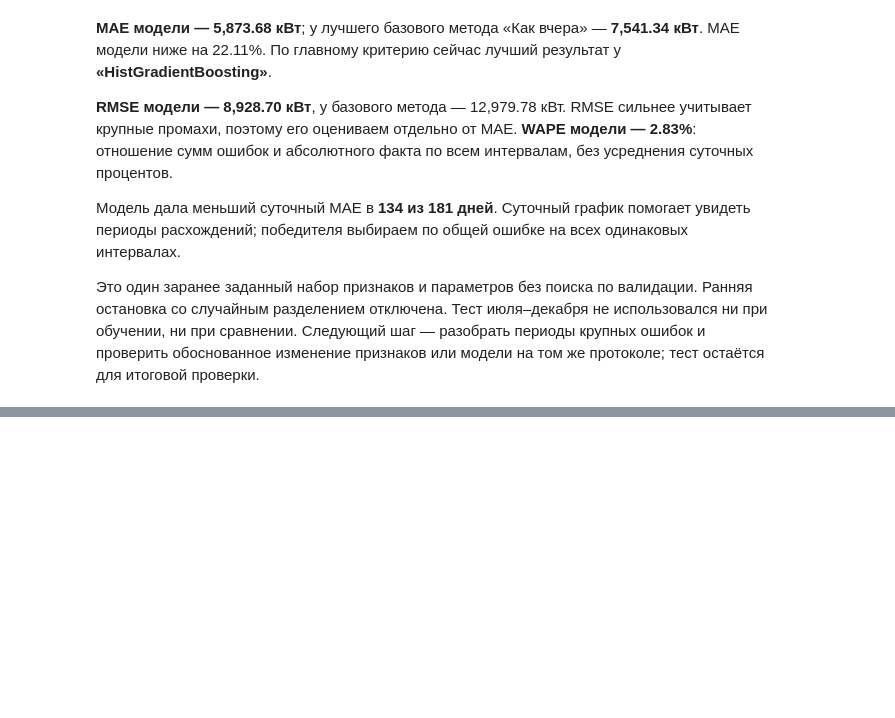
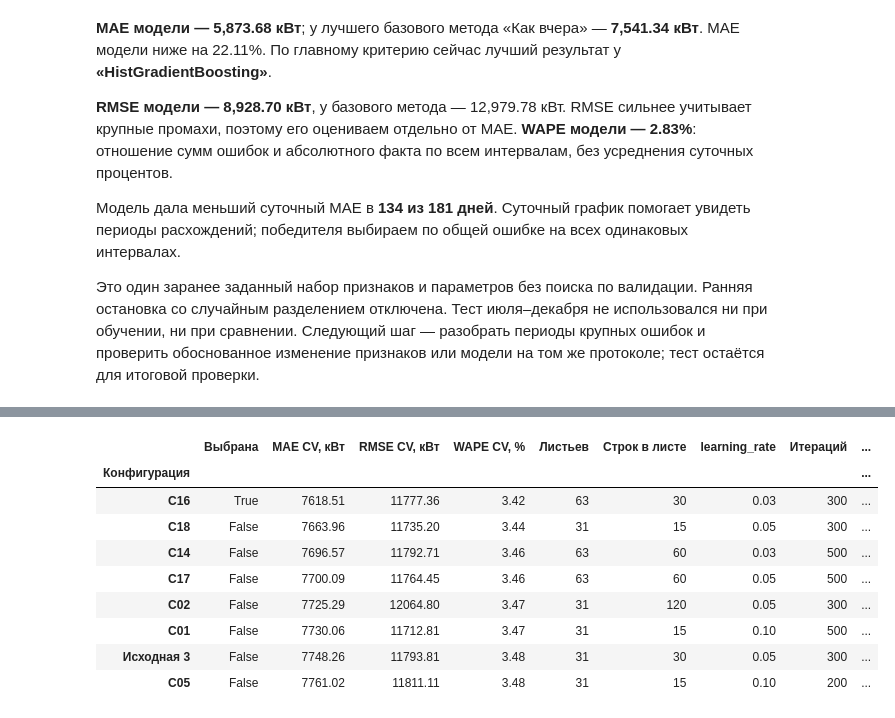
Before and after one commit to vladmaksurov-ai/ElectricityLoad, a Jupyter notebook: notebooks/ML_ElectricityLoad.ipynb, the cells around one changed output, grey strips where cells are left out. Saved outputs shown, nothing was run; the diff lists cells and outputs as text; code cells hidden in the pictures; blank space fills up the shorter version.

```diff
--- a/notebooks/ML_ElectricityLoad.ipynb
+++ b/notebooks/ML_ElectricityLoad.ipynb
@@ -423,0 +499,13 @@ display(Markdown(format_boosting_conclusions(experiment3)))
+# %%
+display(get_tuning_leaderboard(search3_1))
+# %% [output]
+|  | Выбрана | MAE CV, кВт | RMSE CV, кВт | WAPE CV, % | Листьев | Строк в листе | learning_rate | Итераций | ... |
+| Конфигурация |  |  |  |  |  |  |  |  | ... |
+| C16 | True | 7618.51 | 11777.36 | 3.42 | 63 | 30 | 0.03 | 300 | ... |
+| C18 | False | 7663.96 | 11735.20 | 3.44 | 31 | 15 | 0.05 | 300 | ... |
+| C14 | False | 7696.57 | 11792.71 | 3.46 | 63 | 60 | 0.03 | 500 | ... |
+| C17 | False | 7700.09 | 11764.45 | 3.46 | 63 | 60 | 0.05 | 500 | ... |
+| C02 | False | 7725.29 | 12064.80 | 3.47 | 31 | 120 | 0.05 | 300 | ... |
+| C01 | False | 7730.06 | 11712.81 | 3.47 | 31 | 15 | 0.10 | 500 | ... |
+| Исходная 3 | False | 7748.26 | 11793.81 | 3.48 | 31 | 30 | 0.05 | 300 | ... |
+| C05 | False | 7761.02 | 11811.11 | 3.48 | 31 | 15 | 0.10 | 200 | ... |
```
Also changed, not shown: parts of 15 cells of this notebook, 4 other files.
